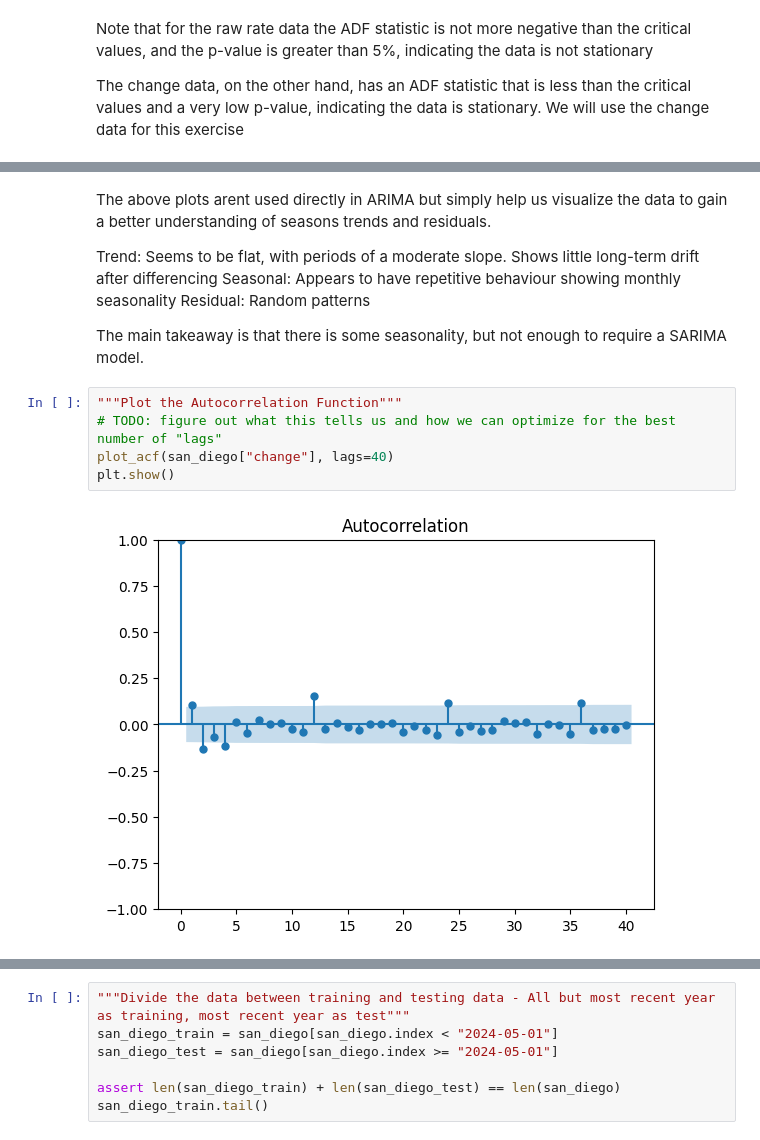
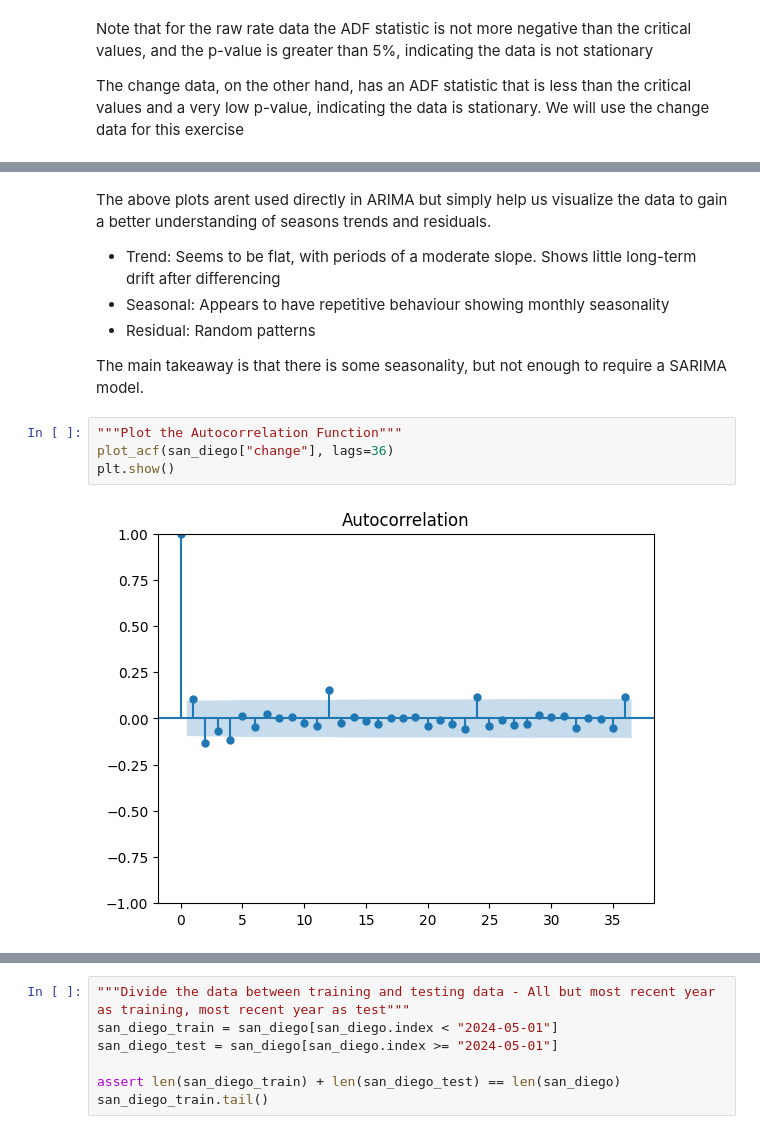
Before and after one commit to mr-kelsey/su25-aai510-group1, a Jupyter notebook: Notebooks/Final Project Section 1 - Team 1.ipynb, the cells around one changed output, grey strips where cells are left out. Cells and saved outputs as stored; diff of their text form.

```diff
--- a/Notebooks/Final Project Section 1 - Team 1.ipynb
+++ b/Notebooks/Final Project Section 1 - Team 1.ipynb
@@ -125,18 +128,17 @@ plt.show()
 # %% [markdown]
 The above plots arent used directly in ARIMA but simply help us visualize the data to gain a better understanding of seasons trends and residuals.
 
-Trend: Seems to be flat, with periods of a moderate slope. Shows little long-term drift after differencing
-Seasonal: Appears to have repetitive behaviour showing monthly seasonality
-Residual: Random patterns
+* Trend: Seems to be flat, with periods of a moderate slope. Shows little long-term drift after differencing
+* Seasonal: Appears to have repetitive behaviour showing monthly seasonality
+* Residual: Random patterns
 
 The main takeaway is that there is some seasonality, but not enough to require a SARIMA model.
 # %%
 """Plot the Autocorrelation Function"""
-# TODO: figure out what this tells us and how we can optimize for the best number of "lags"
-plot_acf(san_diego["change"], lags=40)
+plot_acf(san_diego["change"], lags=36)
 plt.show()
 # %% [output]
-[figure, old version]
+[figure, new version]
 # %% [markdown]
 The Autocorrelation Function shows us how a time series correlates to its own lagged values. The stronger the correlation between the current value and its past values, the higher the autocrrelation.
 
```
Also changed, not shown: parts of 15 cells of this notebook.
